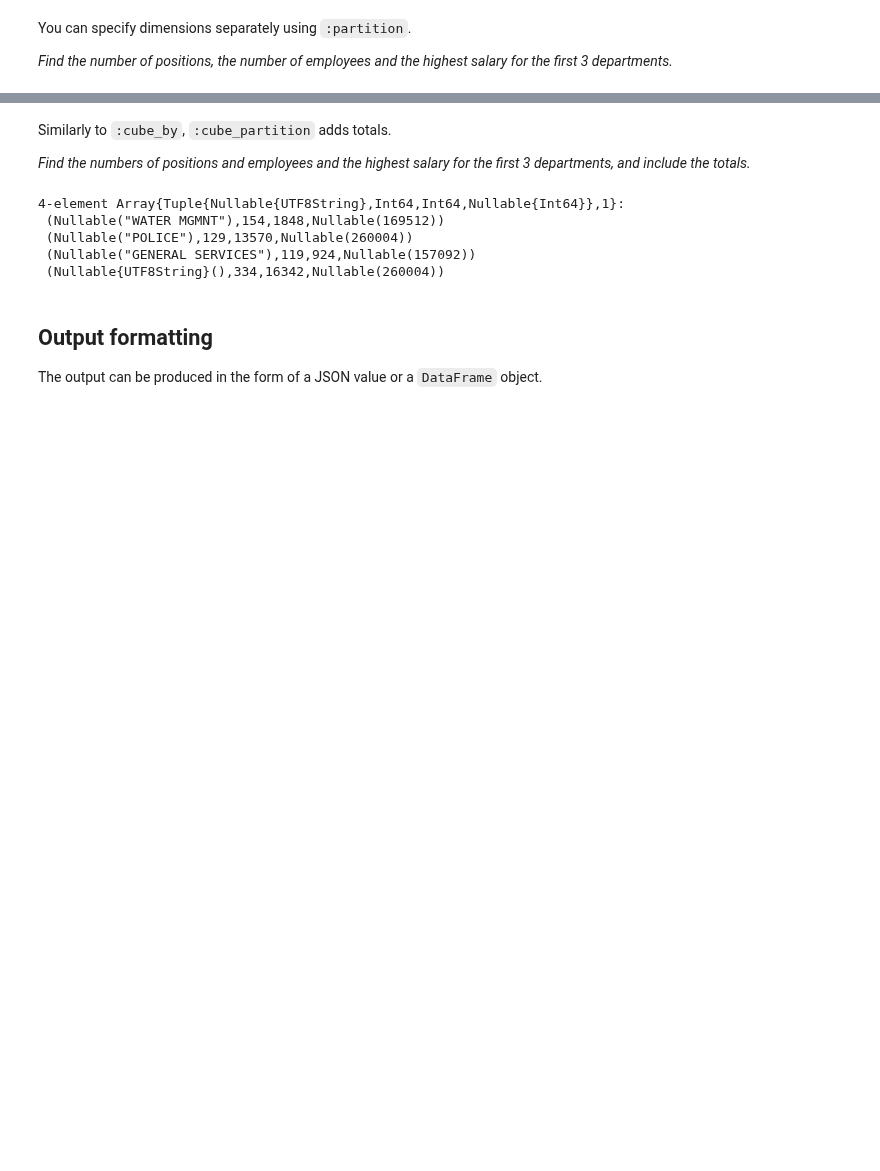
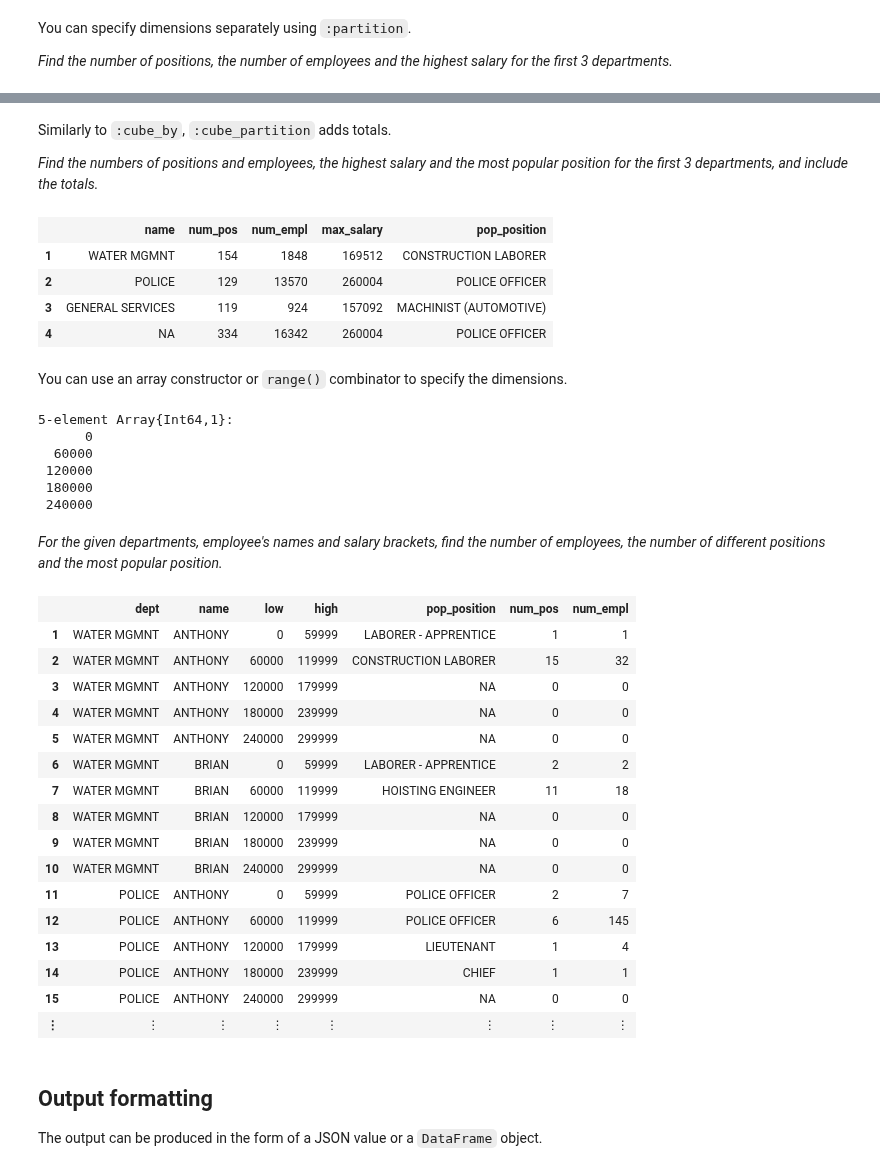
Before and after one commit to rbt-lang/rbt-proto, a Jupyter notebook: jl/demo/citydb-with-rabbit.ipynb, the cells around one changed output, grey strips where cells are left out. Cells and saved outputs as stored; diff of their text form; code cells hidden in the pictures; blank space fills up the shorter version.

Commit message:
Added range() and array().

```diff
--- a/jl/demo/citydb-with-rabbit.ipynb
+++ b/jl/demo/citydb-with-rabbit.ipynb
@@ -943,18 +943,72 @@ You can specify dimensions separately using `:partition`.
 # %% [markdown]
 Similarly to `:cube_by`, `:cube_partition` adds totals.
 
-*Find the numbers of positions and employees and the highest salary for the first 3 departments, and include the totals.*
+*Find the numbers of positions and employees, the highest salary and the most popular position for the first 3 departments, and include the totals.*
 # %%
 @query(
     employee
     :cube_partition(department:take(3))
-    :select(department.name, count(unique(employee.position)), count(employee), max(employee.salary)))
+    :select(
+        department.name,
+        num_pos => count(unique(employee.position)),
+        num_empl => count(employee),
+        max_salary => max(employee.salary),
+        pop_position => employee:by(position):first(count(employee)).position)
+    :dataframe)
 # %% [output]
-4-element Array{Tuple{Nullable{UTF8String},Int64,Int64,Nullable{Int64}},1}:
- (Nullable("WATER MGMNT"),154,1848,Nullable(169512))
- (Nullable("POLICE"),129,13570,Nullable(260004))
- (Nullable("GENERAL SERVICES"),119,924,Nullable(157092))
- (Nullable{UTF8String}(),334,16342,Nullable(260004))
+|  | name | num_pos | num_empl | max_salary | pop_position |
+| 1 | WATER MGMNT | 154 | 1848 | 169512 | CONSTRUCTION LABORER |
+| 2 | POLICE | 129 | 13570 | 260004 | POLICE OFFICER |
+| 3 | GENERAL SERVICES | 119 | 924 | 157092 | MACHINIST (AUTOMOTIVE) |
+| 4 | NA | 334 | 16342 | 260004 | POLICE OFFICER |
+# %% [markdown]
+You can use an array constructor or `range()` combinator to specify the dimensions.
+# %%
+@query(range(0, 60000, max(employee.salary)))
+# %% [output]
+5-element Array{Int64,1}:
+      0
+  60000
+ 120000
+ 180000
+ 240000
+# %% [markdown]
+*For the given departments, employee's names and salary brackets, find the number of employees, the number of different positions and the most popular position.*
+# %%
+@query(
+    employee
+    :define(salary_bracket => salary/60000*60000)
+    :partition(
+        department:take(3),
+        name => ["ANTHONY", "BRIAN"],
+        salary_bracket => range(0, 60000, max(employee.salary)))
+    :select(
+        dept => department.name,
+        name,
+        low => salary_bracket,
+        high => salary_bracket+59999,
+        pop_position => employee:by(position):first(count(employee)).position,
+        num_pos => count(unique(employee.position)),
+        num_empl => count(employee))
+    :dataframe)
+# %% [output]
+|  | dept | name | low | high | pop_position | num_pos | num_empl |
+| 1 | WATER MGMNT | ANTHONY | 0 | 59999 | LABORER - APPRENTICE | 1 | 1 |
+| 2 | WATER MGMNT | ANTHONY | 60000 | 119999 | CONSTRUCTION LABORER | 15 | 32 |
+| 3 | WATER MGMNT | ANTHONY | 120000 | 179999 | NA | 0 | 0 |
+| 4 | WATER MGMNT | ANTHONY | 180000 | 239999 | NA | 0 | 0 |
+| 5 | WATER MGMNT | ANTHONY | 240000 | 299999 | NA | 0 | 0 |
+| 6 | WATER MGMNT | BRIAN | 0 | 59999 | LABORER - APPRENTICE | 2 | 2 |
+| 7 | WATER MGMNT | BRIAN | 60000 | 119999 | HOISTING ENGINEER | 11 | 18 |
+| 8 | WATER MGMNT | BRIAN | 120000 | 179999 | NA | 0 | 0 |
+| 9 | WATER MGMNT | BRIAN | 180000 | 239999 | NA | 0 | 0 |
+| 10 | WATER MGMNT | BRIAN | 240000 | 299999 | NA | 0 | 0 |
+| 11 | POLICE | ANTHONY | 0 | 59999 | POLICE OFFICER | 2 | 7 |
+| 12 | POLICE | ANTHONY | 60000 | 119999 | POLICE OFFICER | 6 | 145 |
+| 13 | POLICE | ANTHONY | 120000 | 179999 | LIEUTENANT | 1 | 4 |
+| 14 | POLICE | ANTHONY | 180000 | 239999 | CHIEF | 1 | 1 |
+| 15 | POLICE | ANTHONY | 240000 | 299999 | NA | 0 | 0 |
+| ⋮ | ⋮ | ⋮ | ⋮ | ⋮ | ⋮ | ⋮ | ⋮ |
 # %% [markdown]
 ## Output formatting
 
```
Also changed, not shown: parts of 1 cell of this notebook, 5 other files.
